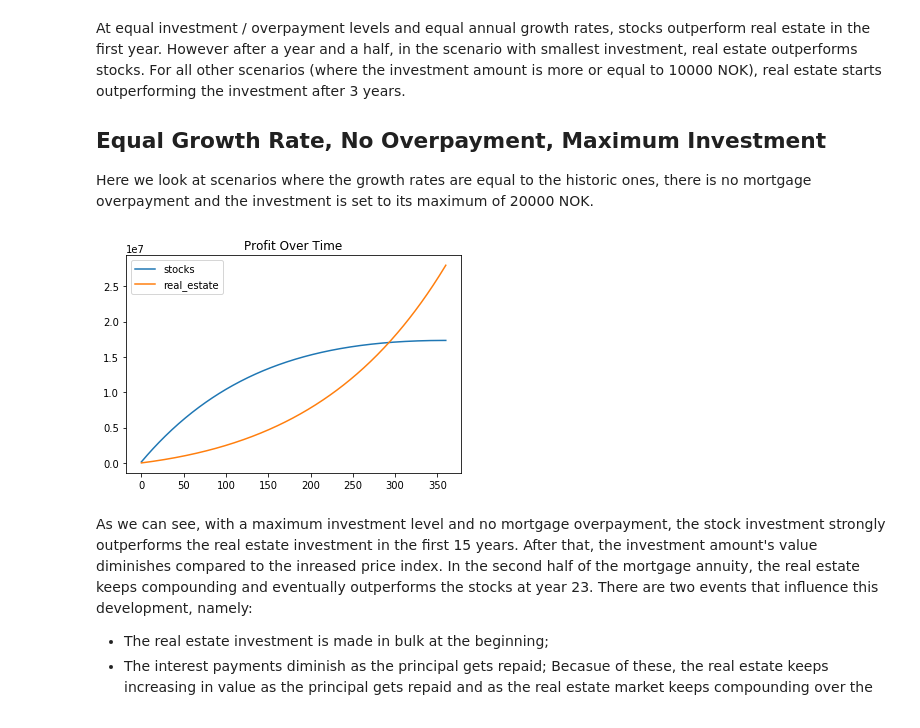
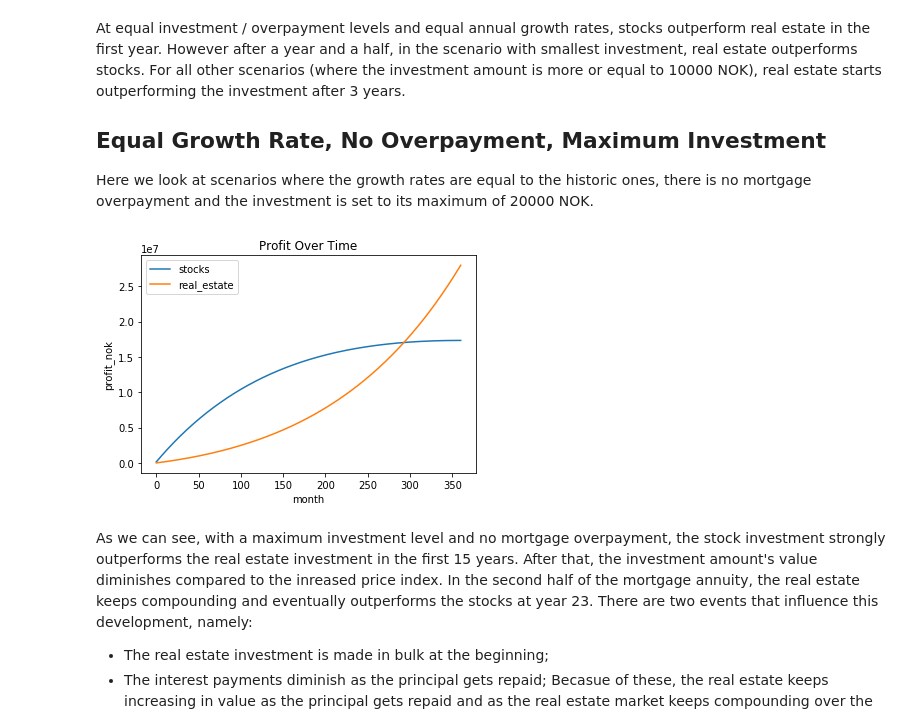
Before and after one commit to rossrco/real_estate_sim, a Jupyter notebook: analysis.ipynb, the cells around one changed output. Cells and saved outputs as stored; diff of their text form; code cells hidden in the pictures.

```diff
--- a/analysis.ipynb
+++ b/analysis.ipynb
@@ -136,17 +138,19 @@ Here we look at scenarios where the growth rates are equal to the historic ones,
 # %%
 to_plot = history[(history.growth_rate_real_estate==round(hist_growth_rate_real_estate, 2))
                   & (history.mortgage_overpayment_amount==0)
                   & (history.investment_amount==2e4)
                   & (history.growth_rate_stocks==round(hist_growth_rate_snp500, 2))].copy()
 
 plt.plot(to_plot.month, to_plot.cumulative_profit_stocks, label='stocks')
 plt.plot(to_plot.month, to_plot.current_profit_real_estate, label='real_estate')
 
 plt.legend()
+plt.xlabel('month')
+plt.ylabel('profit_nok')
 plt.title('Profit Over Time')
 plt.show()
 # %% [output]
-[figure, old version]
+[figure, new version]
 # %% [markdown]
 As we can see, with a maximum investment level and no mortgage overpayment, the stock investment strongly outperforms the real estate investment in the first 15 years. After that, the investment amount's value diminishes compared to the inreased price index. In the second half of the mortgage annuity, the real estate keeps compounding and eventually outperforms the stocks at year 23. There are two events that influence this development, namely:
 * The real estate investment is made in bulk at the beginning;
```
Also changed, not shown: parts of 3 cells of this notebook, 2 other files.
